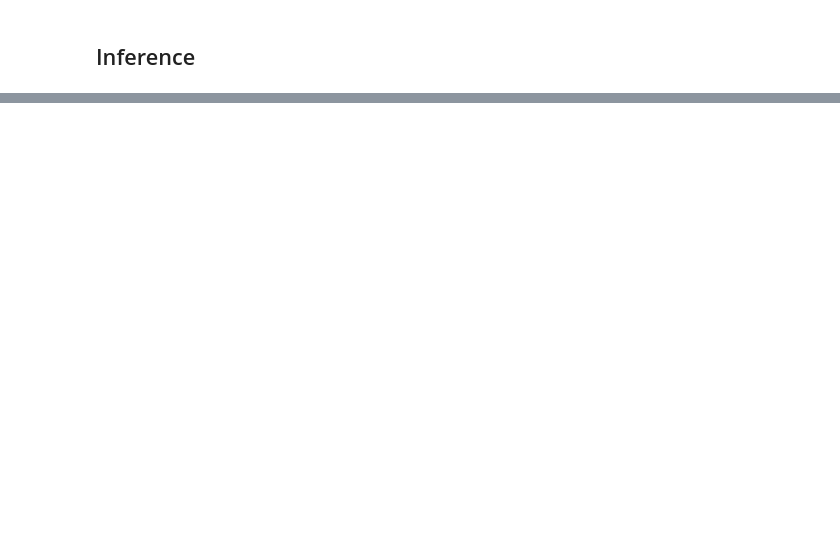
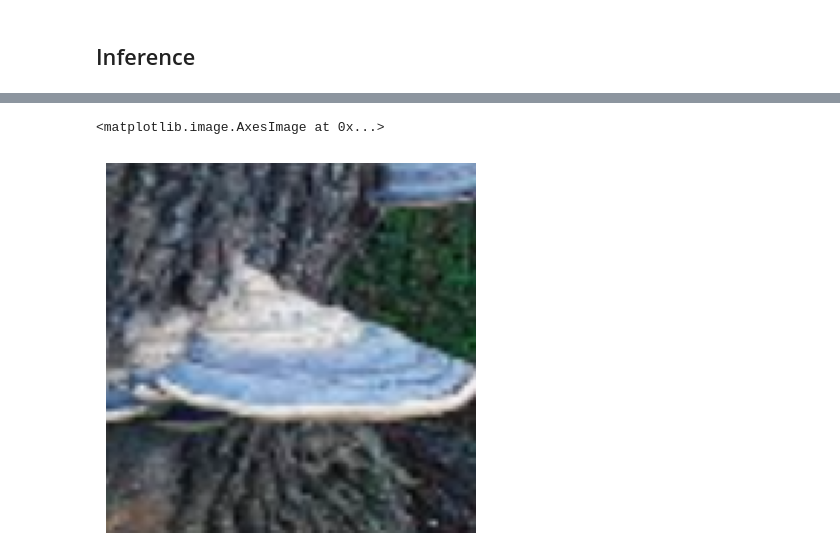
Before and after one commit to gigihArmy/Fungi-Image-Classification, a Jupyter notebook: Edible_and_poisonous_fungi_classification.ipynb, the cells around one changed output, grey strips where cells are left out. Cells and saved outputs as stored; diff of their text form; code cells hidden in the pictures; blank space fills up the shorter version.

```diff
--- a/Edible_and_poisonous_fungi_classification.ipynb
+++ b/Edible_and_poisonous_fungi_classification.ipynb
@@ -282,0 +283,6 @@ plt.show()
+# %%
+data_aug = Sequential([
+    layers.RandomFlip('horizontal',
+                      input_shape=(128,128,3)),
+    layers.RandomZoom(0.7),
+])
@@ -282,0 +295,6 @@ plt.show()
+# %%
+plt.axis('off')
+plt.imshow(data_aug(X_test)[1])
+# %% [output]
+<matplotlib.image.AxesImage at 0x...>
+[figure, added]
```
Also changed, not shown: parts of 34 cells of this notebook.
